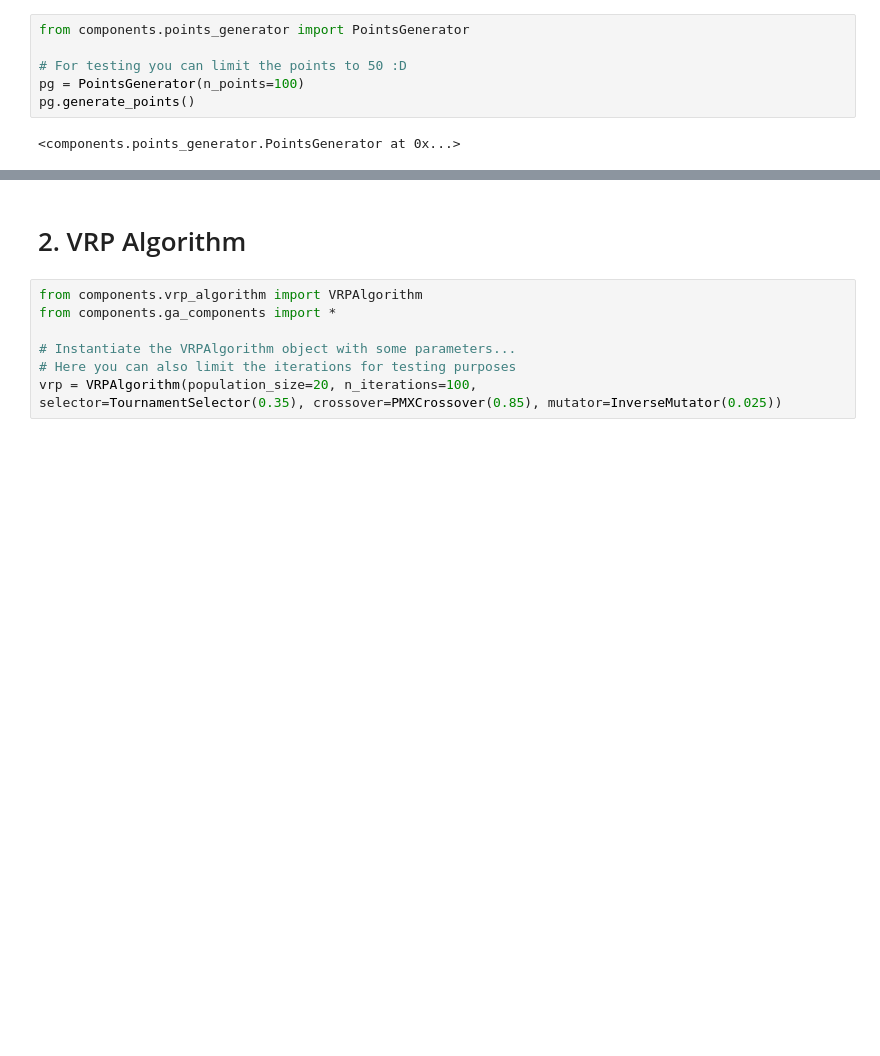
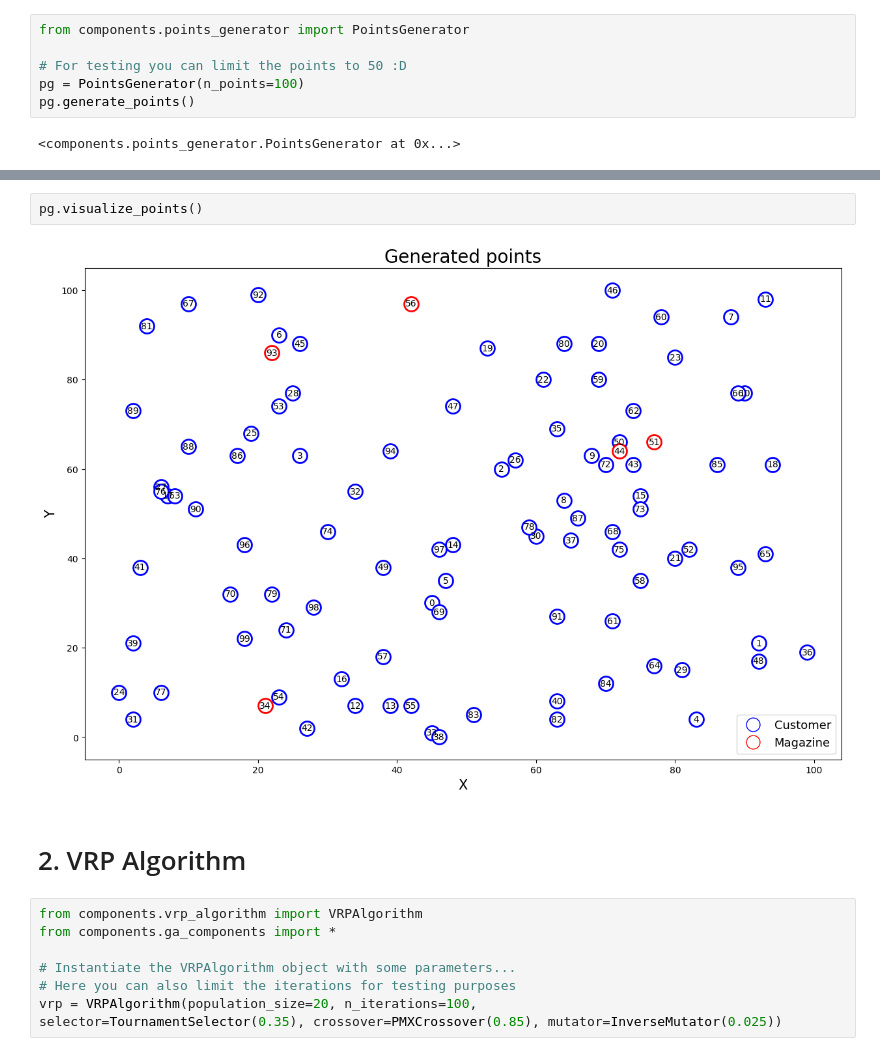
Before and after one commit to SzymonStolarski/ue-computational-intelligence, a Jupyter notebook: sandbox.ipynb, the cells around one changed output, grey strips where cells are left out. Saved outputs shown, nothing was run; the diff lists cells and outputs as text; blank space fills up the shorter version.

Commit message:
Generated points visualization

```diff
--- a/sandbox.ipynb
+++ b/sandbox.ipynb
@@ -36,3 +36,7 @@ pg.generated_points
+# %%
+pg.visualize_points()
+# %% [output]
+[figure, added]
 # %% [markdown]
 # 2. VRP Algorithm
 # %%
```
Also changed, not shown: parts of 1 cell of this notebook, 1 other file.
